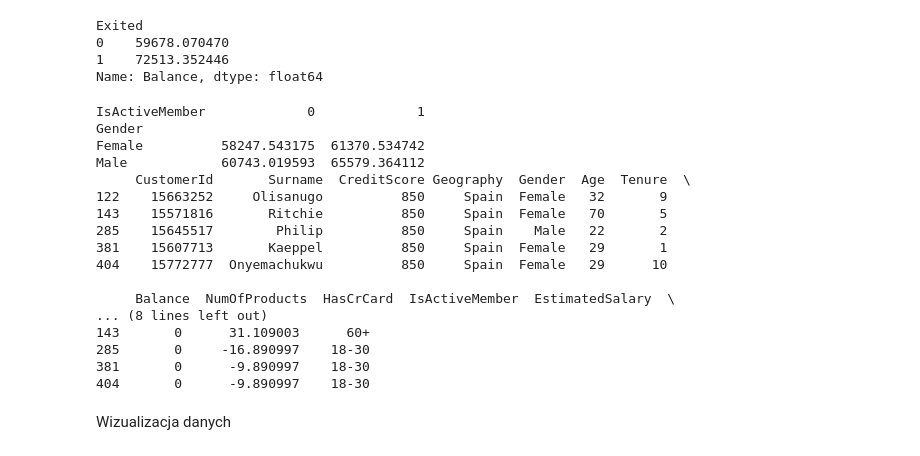
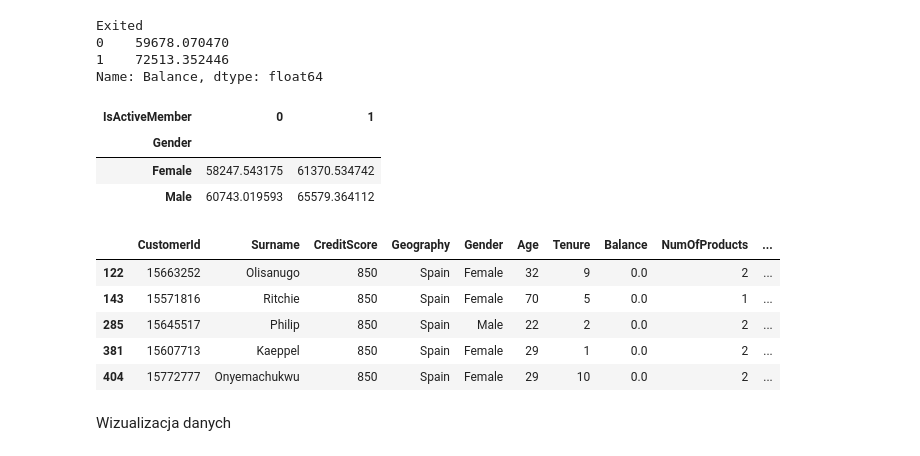
Before and after one commit to gajdaj2/ai_mlops_ey, a Jupyter notebook: notebooks/pandas_t.ipynb, the cells around one changed output. Cells and saved outputs as stored; diff of their text form; code cells hidden in the pictures.

```diff
--- a/notebooks/pandas_t.ipynb
+++ b/notebooks/pandas_t.ipynb
@@ -206,29 +173,23 @@ Name: Balance, dtype: float64
 # %%
 # Pivot table: Średnie saldo według płci i członkostwa aktywnego
 pivot_table = data.pivot_table(values='Balance', index='Gender', columns='IsActiveMember', aggfunc='mean')
-print(pivot_table)
-
-# Sortowanie danych według kilku kolumn
-sorted_data = data.sort_values(by=['CreditScore', 'Balance'], ascending=[False, True])
-print(sorted_data.head())
+pivot_table
 # %% [output]
-IsActiveMember             0             1
-Gender
-Female          58247.543175  61370.534742
-Male            60743.019593  65579.364112
-     CustomerId       Surname  CreditScore Geography  Gender  Age  Tenure  \
-122    15663252     Olisanugo          850     Spain  Female   32       9
-143    15571816       Ritchie          850     Spain  Female   70       5
-285    15645517        Philip          850     Spain    Male   22       2
-381    15607713       Kaeppel          850     Spain  Female   29       1
-404    15772777  Onyemachukwu          850     Spain  Female   29      10
-
-     Balance  NumOfProducts  HasCrCard  IsActiveMember  EstimatedSalary  \
-... (8 lines left out)
-143       0      31.109003      60+
-285       0     -16.890997    18-30
-381       0      -9.890997    18-30
-404       0      -9.890997    18-30
+| IsActiveMember | 0 | 1 |
+| Gender |  |  |
+| Female | 58247.543175 | 61370.534742 |
+| Male | 60743.019593 | 65579.364112 |
+# %%
+# Sortowanie danych według kilku kolumn
+sorted_data = data.sort_values(by=['CreditScore', 'Balance'], ascending=[False, True])
+sorted_data.head()
+# %% [output]
+|  | CustomerId | Surname | CreditScore | Geography | Gender | Age | Tenure | Balance | NumOfProducts | ... |
+| 122 | 15663252 | Olisanugo | 850 | Spain | Female | 32 | 9 | 0.0 | 2 | ... |
+| 143 | 15571816 | Ritchie | 850 | Spain | Female | 70 | 5 | 0.0 | 1 | ... |
+| 285 | 15645517 | Philip | 850 | Spain | Male | 22 | 2 | 0.0 | 2 | ... |
+| 381 | 15607713 | Kaeppel | 850 | Spain | Female | 29 | 1 | 0.0 | 2 | ... |
+| 404 | 15772777 | Onyemachukwu | 850 | Spain | Female | 29 | 10 | 0.0 | 2 | ... |
 # %% [markdown]
 Wizualizacja danych
 # %%
```
Also changed, not shown: parts of 7 cells of this notebook, 1 other file.
